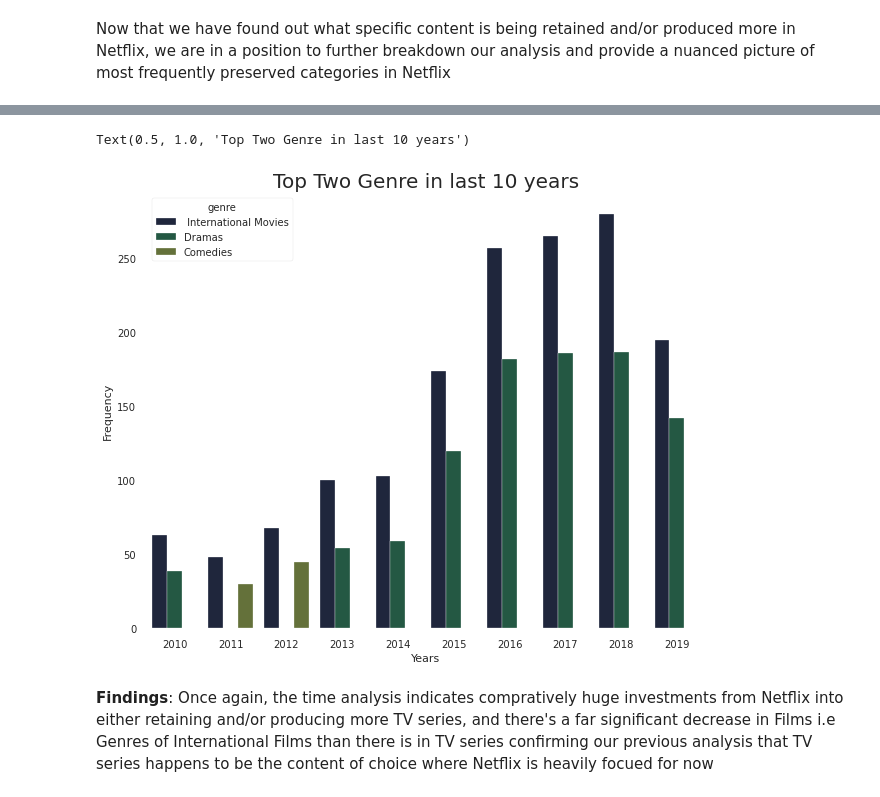
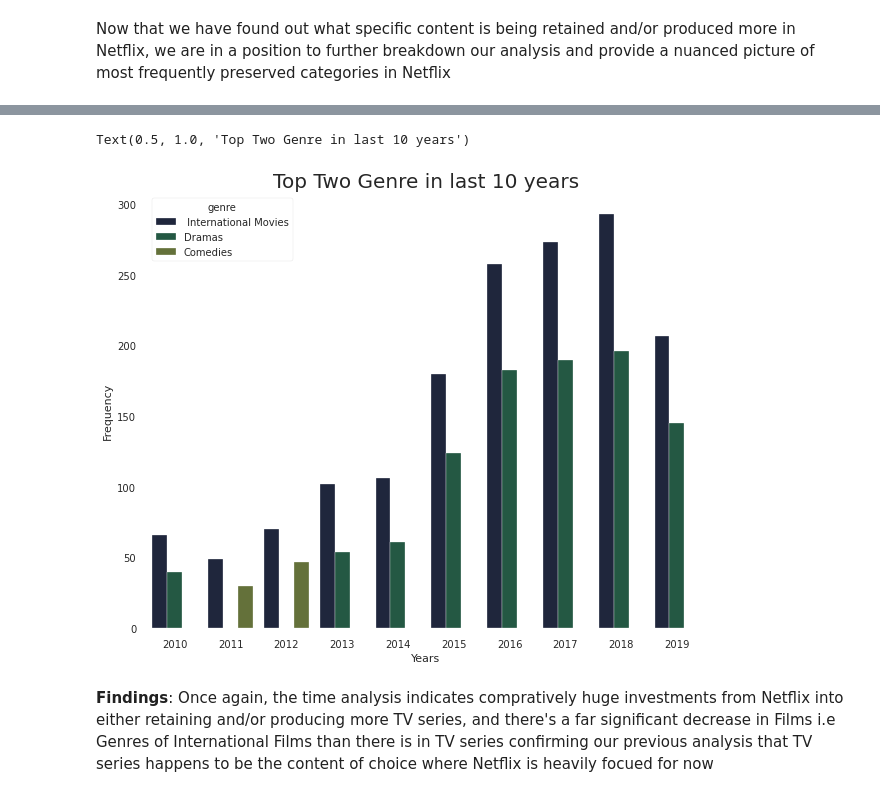
Before and after one commit to mikeh160/Netflix-Exploratory-Analysis, a Jupyter notebook: netflix-exploratory-analysis.ipynb, the cells around one changed output, grey strips where cells are left out. Saved outputs shown, nothing was run; the diff lists cells and outputs as text; code cells hidden in the pictures.

```diff
--- a/netflix-exploratory-analysis.ipynb
+++ b/netflix-exploratory-analysis.ipynb
@@ -91,7 +93,7 @@ dtype: int64
 # %% [markdown]
 ###### Creating another copy of the dataset in Case We need access to unmodified data
 # %%
-df1 = df
+df1 = df_original
 # %% [markdown]
 ## Cleansing the Data & Data Wrangling
 # %%
@@ -465,34 +480,48 @@ category_df1
 # %%
 '''
-   *year_df1 : Storing the categories and count against specific years required for analysis
-   *year     : Dataframe with genres, years and count
+creating a dataframe catagory_df1, and t_df to extract categories against release_year from original
+dataframe df1
+
+    *inputs :
+        dataframe df
+
+    *Returns :
+        year_df : df with data across specific years for three columns, years, genre and count
 
 '''
 
-category = category_df1.value_counts().to_frame()
-category.reset_index(level=[0,1], inplace=True)
-category = category.rename(columns = {0:'count'})
+def yearly_data(df):
+
+    category_df1 = category_df(df)
+
+    category = category_df1.value_counts().to_frame()
+    category.reset_index(level=[0,1], inplace=True)
+    category = category.rename(columns = {0:'count'})
 
 
-years = [2019, 2018, 2017, 2016, 2015, 2014, 2013, 2012, 2011, 2010]
-year_df1 = list()
-for year in years:
-    temp1 = category[category['release_year'] == year].iloc[0,:]
-    temp2 = category[category['release_year'] == year].iloc[1,:]
-    year_df1.append(list(temp1))
-    year_df1.append(list(temp2))
+    years = [2019, 2018, 2017, 2016, 2015, 2014, 2013, 2012, 2011, 2010]
+    year_df1 = list()
+    for year in years:
+        temp1 = category[category['release_year'] == year].iloc[0,:]
+        temp2 = category[category['release_year'] == year].iloc[1,:]
+        year_df1.append(list(temp1))
+        year_df1.append(list(temp2))
 
-year = pd.DataFrame(year_df1, columns=('years', 'genre', 'count'))
+    year_df = pd.DataFrame(year_df1, columns=('years', 'genre', 'count'))
+
+    return year_df
+
+year_df = yearly_data(df1)
 # %%
 bar, ax = plt.subplots(figsize=(10,8))
 cpal = sns.color_palette("cubehelix")
-sns.barplot(x = 'years', y ='count', hue='genre', data = year, palette = cpal)
+sns.barplot(x = 'years', y ='count', hue='genre', data = year_df, palette = cpal)
 plt.xlabel('Years')
 plt.ylabel('Frequency')
 plt.title('Top Two Genre in last 10 years', size=20)
 # %% [output]
 Text(0.5, 1.0, 'Top Two Genre in last 10 years')
-[figure, old version]
+[figure, new version]
 # %% [markdown]
 **Findings**: Once again, the time analysis indicates compratively huge investments from Netflix into either retaining and/or producing more TV series, and there's a far significant decrease in Films i.e Genres of International Films than there is in TV series confirming our previous analysis that TV series happens to be the content of choice where Netflix is heavily focued for now
 # %% [markdown]
```
Also changed, not shown: parts of 23 cells of this notebook.
